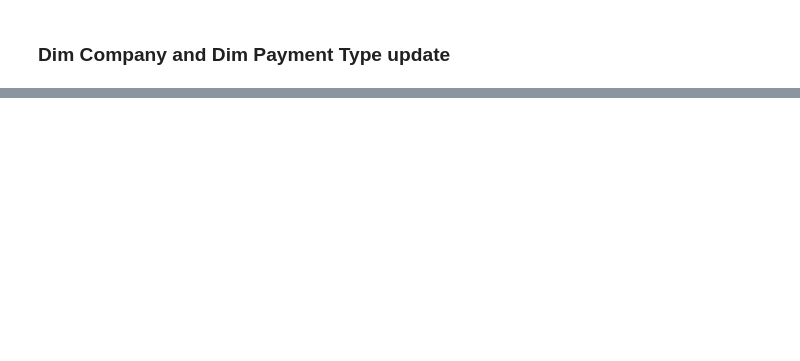
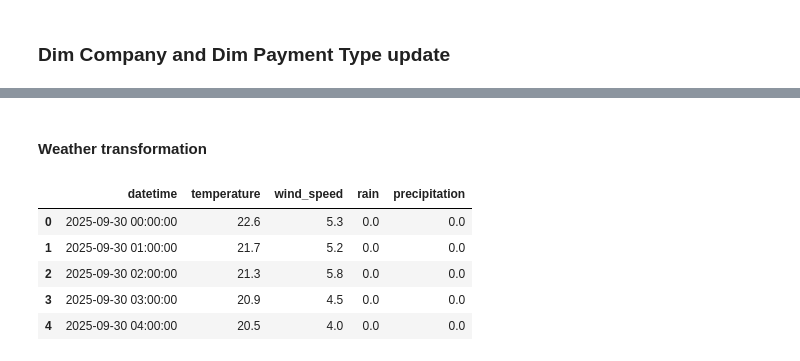
Before and after one commit to edem1550/AWS_CHICAGO_DATA, a Jupyter notebook: src/notebooks/07_transform_load.ipynb, the cells around one changed output, grey strips where cells are left out. Cells and saved outputs as stored; diff of their text form; code cells hidden in the pictures; blank space fills up the shorter version.

```diff
--- a/src/notebooks/07_transform_load.ipynb
+++ b/src/notebooks/07_transform_load.ipynb
@@ -176,0 +263,2 @@ def update_dim_company_dim_payment_type(taxi_trips: pd.DataFrame, dim_df: pd.Dat
+# %% [markdown]
+#### Weather transformation
@@ -176,0 +287,31 @@ def update_dim_company_dim_payment_type(taxi_trips: pd.DataFrame, dim_df: pd.Dat
+# %%
+current_datetime = datetime.now() - relativedelta(months=2)
+
+formatted_datetime = current_datetime.strftime("%Y-%m-%d")
+
+url = "https://archive-api.open-meteo.com/v1/era5"
+
+
+# Az URL-beli értékek cseréje dictionary-vel:
+
+params = {
+    "latitude": 41.85,
+    "longitude": -87.65,
+    "start_date": formatted_datetime,
+    "end_date": formatted_datetime,
+    "hourly" : "temperature_2m,wind_speed_10m,rain,precipitation"
+}
+
+response = requests.get(url , params=params)
+weather_raw_data = response.json()
+# %%
+weather_df = transform_weather(weather_raw_data)
+
+weather_df.head()
+# %% [output]
+|  | datetime | temperature | wind_speed | rain | precipitation |
+| 0 | 2025-09-30 00:00:00 | 22.6 | 5.3 | 0.0 | 0.0 |
+| 1 | 2025-09-30 01:00:00 | 21.7 | 5.2 | 0.0 | 0.0 |
+| 2 | 2025-09-30 02:00:00 | 21.3 | 5.8 | 0.0 | 0.0 |
+| 3 | 2025-09-30 03:00:00 | 20.9 | 4.5 | 0.0 | 0.0 |
+| 4 | 2025-09-30 04:00:00 | 20.5 | 4.0 | 0.0 | 0.0 |
```
Also changed, not shown: parts of 15 cells of this notebook.
